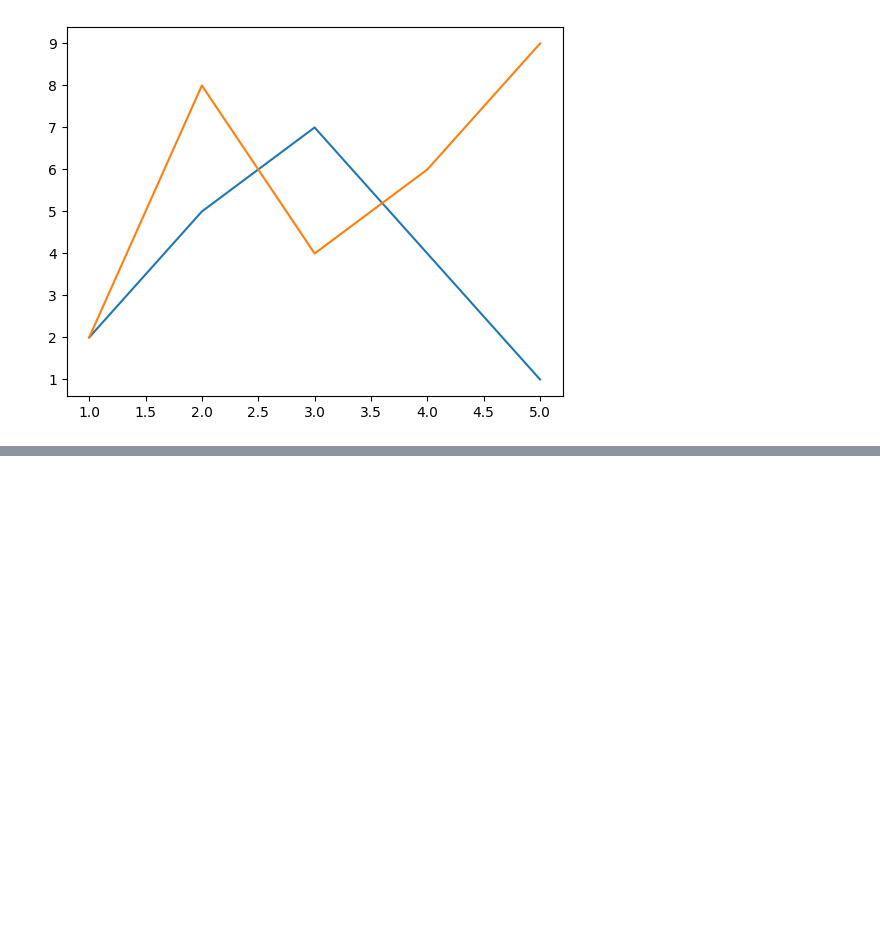
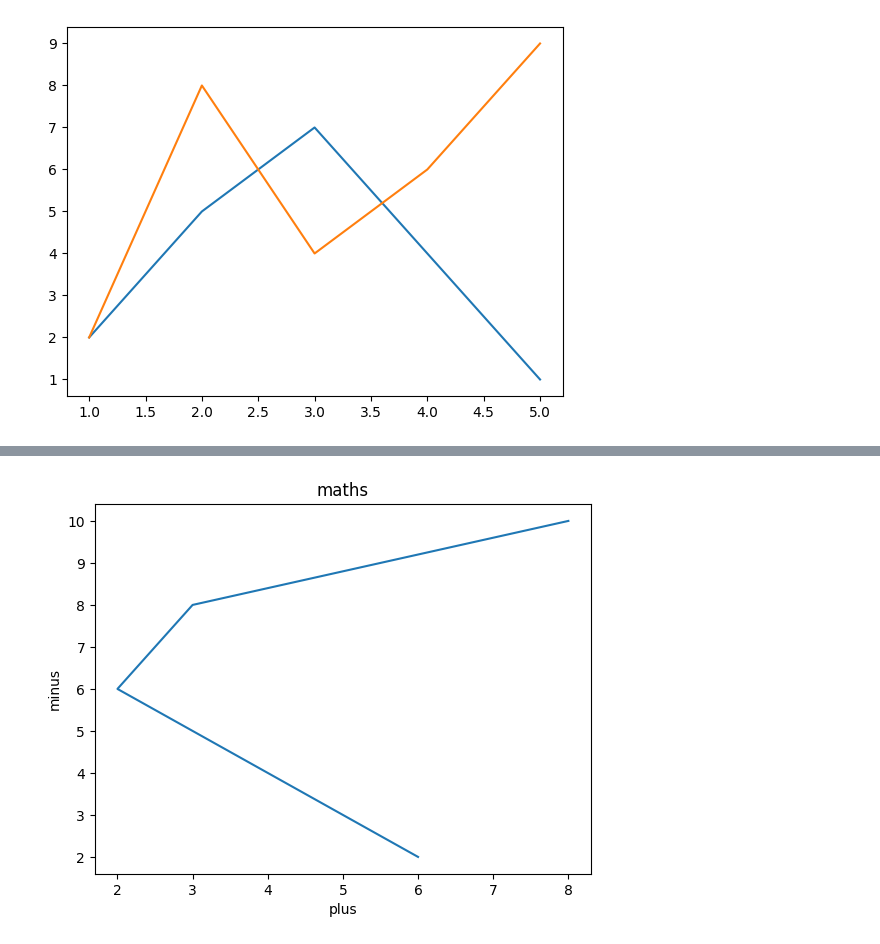
Before and after one commit to BalaMahalakshmi/Python, a Jupyter notebook: matplotlib.ipynb, the cells around one changed output, grey strips where cells are left out. Cells and saved outputs as stored; diff of their text form; code cells hidden in the pictures; blank space fills up the shorter version.

```diff
--- a/matplotlib.ipynb
+++ b/matplotlib.ipynb
@@ -124,0 +144,12 @@ plt.show()
+# %%
+x = np.array([6,4,2,3,8])
+y = np.array([2,4,6,8,10])
+font1={'family':'serif','color':'blue','size':16}
+font2={'family':'timesroman','color':'green','size':20}
+plt.xlabel("plus")
+plt.ylabel("minus")
+plt.title("maths")
+plt.plot(x, y)
+plt.show()
+# %% [output]
+[figure, added]
```
Also changed, not shown: parts of 41 cells of this notebook.
